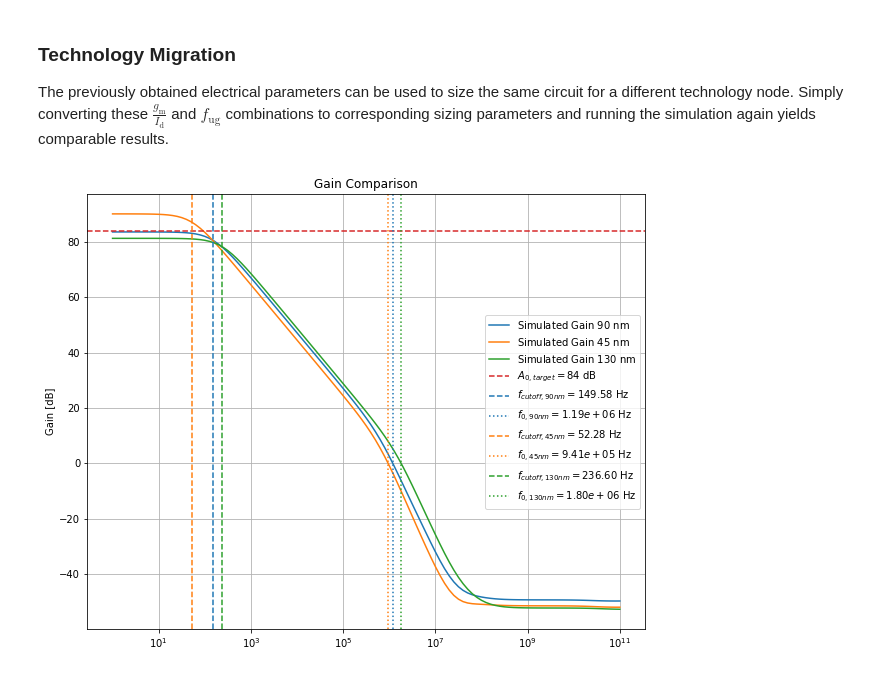
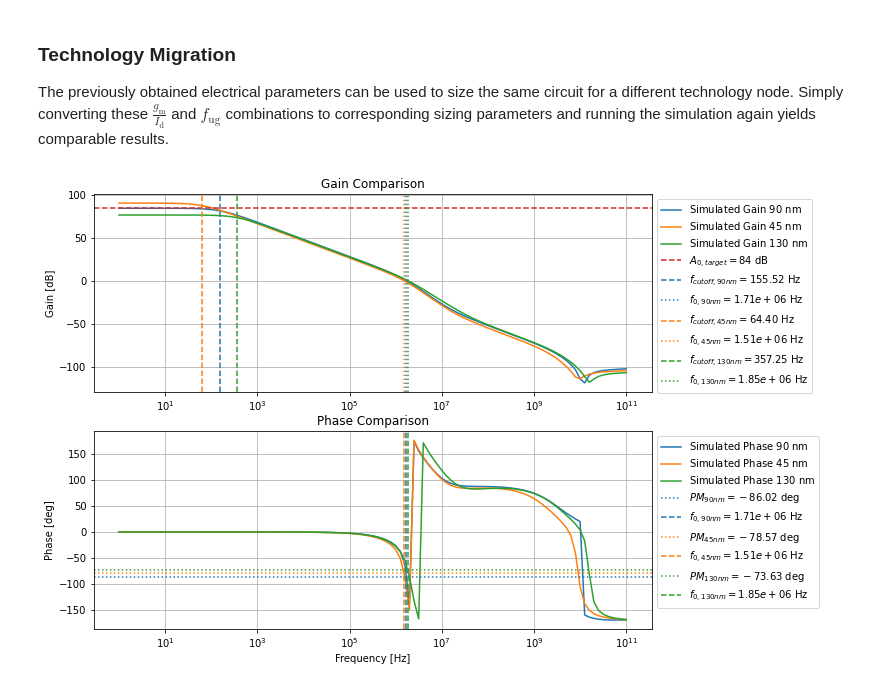
Before and after one commit to AugustUnderground/smacd2021-b4.4, a Jupyter notebook: notebooks/moa_sizing.ipynb, the cells around one changed output. Drawn from its saved outputs; the diff is of its cells as text; code cells hidden in the pictures.

Commit message:
plot phase

```diff
--- a/notebooks/moa_sizing.ipynb
+++ b/notebooks/moa_sizing.ipynb
@@ -227,7 +227,7 @@ This, in turn results in a mirror ratio $M_{\mathrm{n}} = 1 : 1$ of the NMOS cur
 The remaining branch current $I_{\mathtt{B2}} = M_{\mathrm{p}} \cdot \frac{I_{\mathtt{B2}}}{2}$ is determined as well.
 # %%
 M_N1  = 1
-M_N2  = 1
+M_N2  = 2
 I_B1 = I_B0 * M_N1
 I_B2 = I_B0 * M_N2
 # %% [markdown]
@@ -354,7 +354,7 @@ $$ f_{\mathrm{ug,moa}} =
       \right]^{\dagger} $$
 # %%
 gmid_pcs_fix   = 10.0
-gmid_ncm12_fix = 5.0
+gmid_ncm12_fix = 10.0
 gmid_ncm13_fix = 10.0
 gmid_pcm22_fix = 10.0
 gmid_nd12_fix  = 12.0
@@ -579,7 +579,7 @@ apop_130 = miller_op_approx( gmid_pcs_fix, gmid_ncm13_fix, gmid_pcm22_fix, gmid_
 freq_130, gain_130, phase_130, _ = simulate(apop_130, netlist_130)
 perf_130 = performance(freq_130, gain_130, phase_130)
 # %%
-fig, ax1 = plt.subplots(1, 1, figsize=(10,8))
+fig, (ax1, ax2) = plt.subplots(2, 1, figsize=(10,8))
 ax1.plot(freq_90, gain_90, label="Simulated Gain $90$ nm")
 ax1.plot(freq_45, gain_45, label="Simulated Gain $45$ nm")
 ax1.plot(freq_130, gain_130, label="Simulated Gain $130$ nm")
@@ -594,32 +594,70 @@ ax1.axvline( x=perf_90["f3dB"]
            , ls="dashed"
            , label=f"$f_{{cutoff, 90nm}} = {perf_90['f3dB']:.2f}$ Hz")
 ax1.axvline( x=perf_90["fug"]
            , color="tab:blue"
            , ls="dotted"
            , label=f"$f_{{0, 90nm}} = {perf_90['fug']:.2e}$ Hz")
 
 ax1.axvline( x=perf_45["f3dB"]
            , color="tab:orange"
            , ls="dashed"
            , label=f"$f_{{cutoff, 45nm}} = {perf_45['f3dB']:.2f}$ Hz")
 ax1.axvline( x=perf_45["fug"]
            , color="tab:orange"
            , ls="dotted"
            , label=f"$f_{{0, 45nm}} = {perf_45['fug']:.2e}$ Hz")
 
 ax1.axvline( x=perf_130["f3dB"]
            , color="tab:green"
            , ls="dashed"
            , label=f"$f_{{cutoff, 130nm}} = {perf_130['f3dB']:.2f}$ Hz")
 ax1.axvline( x=perf_130["fug"]
            , color="tab:green"
            , ls="dotted"
            , label=f"$f_{{0,130nm}} = {perf_130['fug']:.2e}$ Hz")
 
 ax1.set_title("Gain Comparison")
 ax1.set_xscale("log")
 ax1.set_ylabel("Gain [dB]")
-ax1.legend()
+ax1.legend(bbox_to_anchor=(1,1), loc="upper left")
 ax1.grid("on")
+
+ax2.plot(freq_90, phase_90, label="Simulated Phase $90$ nm")
+ax2.plot(freq_90, phase_45, label="Simulated Phase $45$ nm")
+ax2.plot(freq_90, phase_130, label="Simulated Phase $130$ nm")
+
+ax2.axhline( y=perf_90["PM"]
+           , color="tab:blue"
+           , ls="dotted"
+           , label=f"$PM_{{90nm}} = {perf_90['PM']:.2f}$ deg")
+ax2.axvline( x=perf_90["fug"]
+           , color="tab:blue"
+           , ls="dashed"
+           , label=f"$f_{{0, 90nm}} = {perf_90['fug']:.2e}$ Hz")
+
+ax2.axhline( y=perf_45["PM"]
+           , color="tab:orange"
+           , ls="dotted"
+           , label=f"$PM_{{45nm}} = {perf_45['PM']:.2f}$ deg")
+ax2.axvline( x=perf_45["fug"]
+           , color="tab:orange"
+           , ls="dashed"
+           , label=f"$f_{{0, 45nm}} = {perf_45['fug']:.2e}$ Hz")
+
+ax2.axhline( y=perf_130["PM"]
+           , color="tab:green"
+           , ls="dotted"
+           , label=f"$PM_{{130nm}} = {perf_130['PM']:.2f}$ deg")
+ax2.axvline( x=perf_130["fug"]
+           , color="tab:green"
+           , ls="dashed"
+           , label=f"$f_{{0, 130nm}} = {perf_130['fug']:.2e}$ Hz")
+
+ax2.set_title("Phase Comparison")
+ax2.set_xscale("log")
+ax2.set_xlabel("Frequency [Hz]")
+ax2.set_ylabel("Phase [deg]")
+ax2.legend(bbox_to_anchor=(1,1), loc="upper left")
+ax2.grid("on")
 # %% [output]
-[figure, old version]
+[figure, new version]
```
Also changed, not shown: parts of 4 cells of this notebook.
